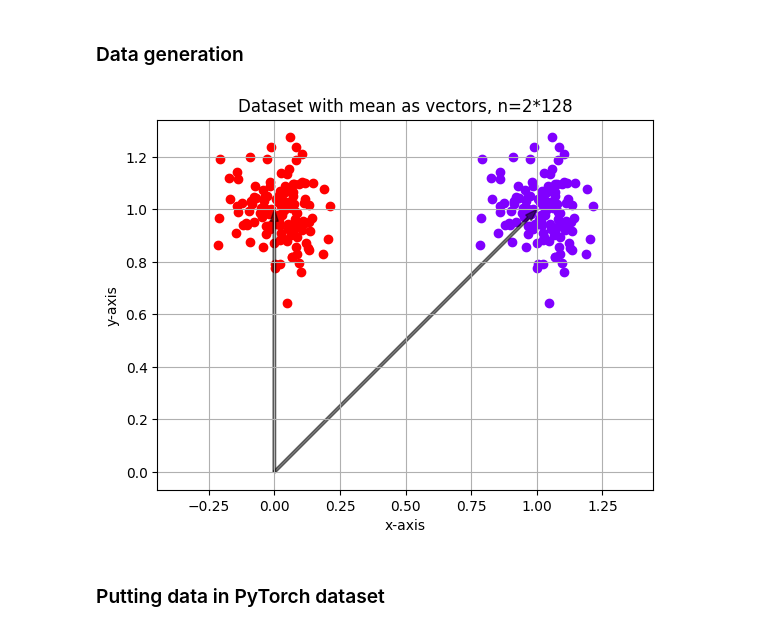
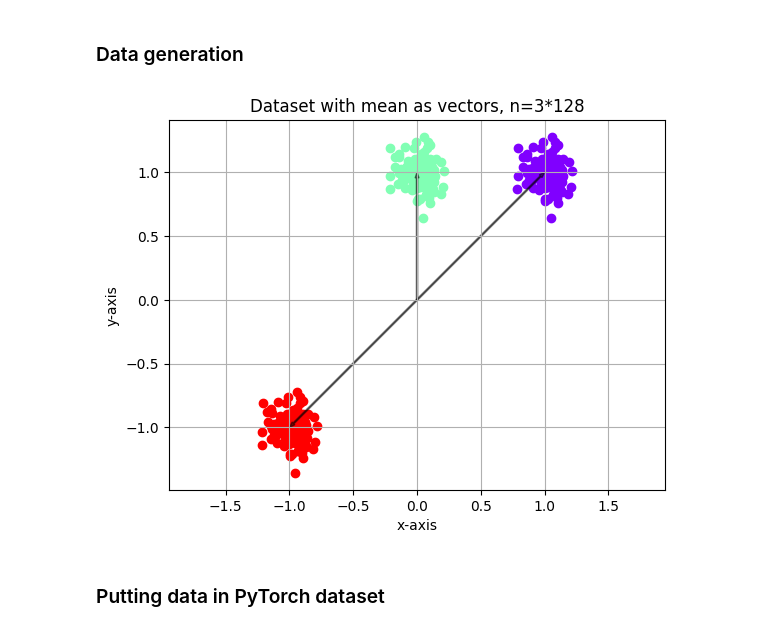
Before and after one commit to Dalsaetra/unitary_memory_indexing_recreated, a Jupyter notebook: notebooks/main.ipynb, the cells around one changed output. Saved outputs shown, nothing was run; the diff lists cells and outputs as text; code cells hidden in the pictures.

```diff
--- a/notebooks/main.ipynb
+++ b/notebooks/main.ipynb
@@ -18,21 +18,23 @@ from datagen import DataGen
 # %% [markdown]
 ### Data generation
 # %%
-n_categories = 2
+n_categories = 3
 n_p = 128 # points_per_category
 
+
+# sym, as, as_extra, parallel, manual
 datatype = "manual"
-as_pos = np.array([[1,1],[0,1]])
+as_pos = np.array([[1,1],[0,1],[-1,-1]])
 dataclass = DataGen(n_categories, n_p, scale=1, name=datatype, seed=1234, as_pos=as_pos)
 centers,data,labels = dataclass.centers,dataclass.data,dataclass.labels
 
 dataclass.plot()
 
 
 # centers,data,labels = data_gen(n_categories,n_p,scale=1)
 # centers,data,labels = data_gen_as_extra(n_categories,n_p,scale=1)
 # %% [output]
-[figure, old version]
+[figure, new version]
 # %% [markdown]
 ### Putting data in PyTorch dataset
 # %%
```
Also changed, not shown: parts of 12 cells of this notebook, 1 other file.
